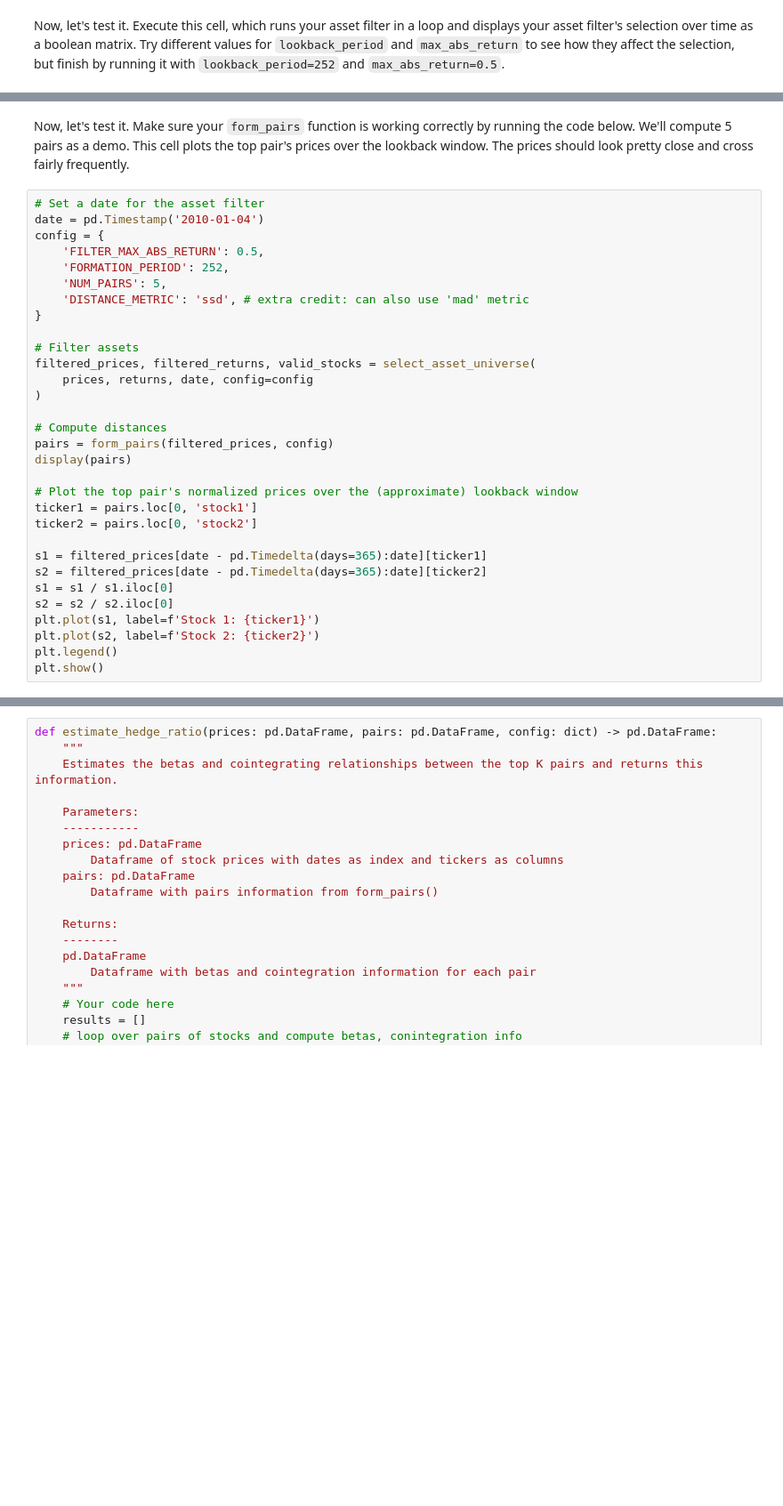
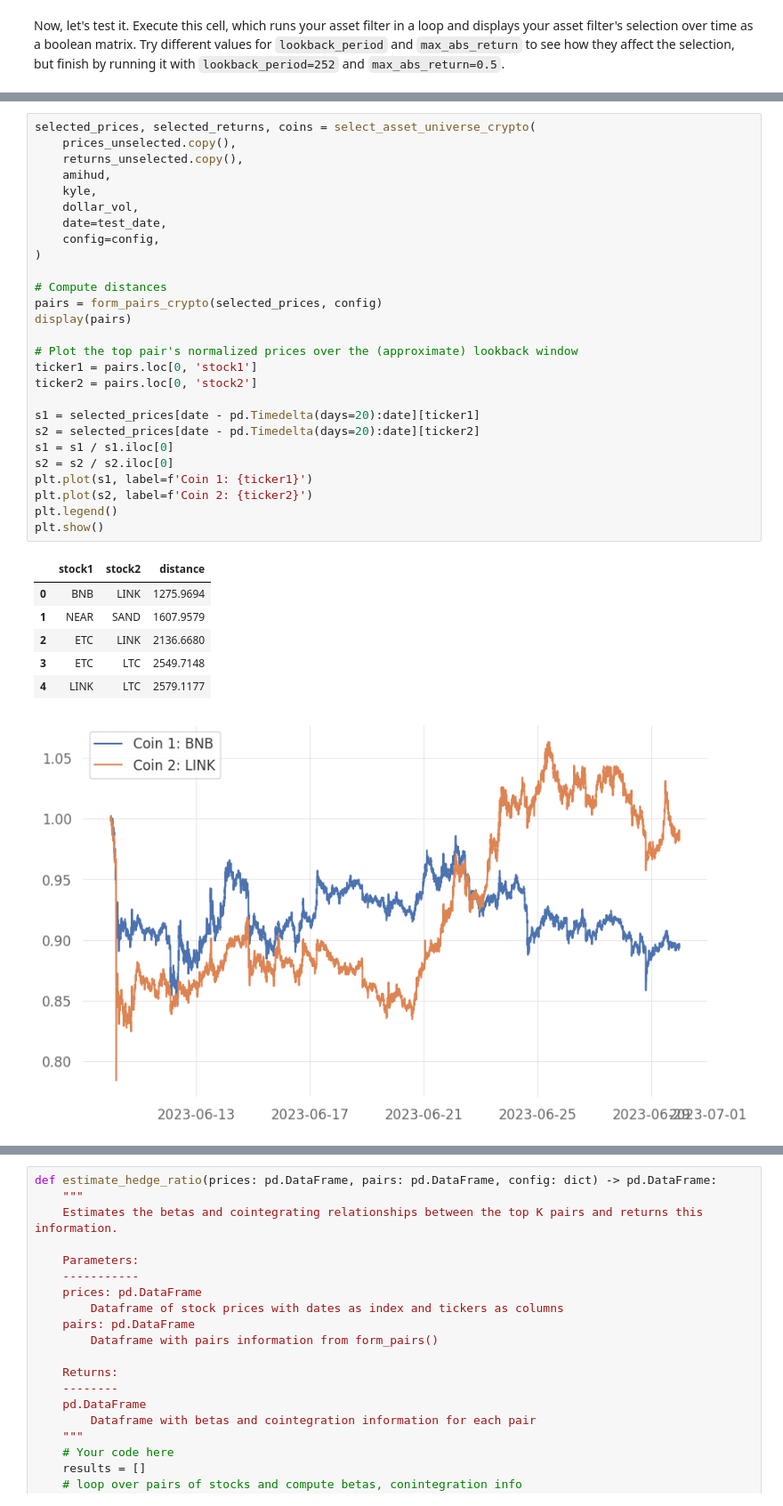
Before and after one commit to johannesfuest/crypto_statarb, a Jupyter notebook: MSE244_HW2_ethan.ipynb, the cells around one changed output, grey strips where cells are left out. Shown at 89% size. Saved outputs shown, nothing was run; the diff lists cells and outputs as text; blank space fills up the shorter version.

```diff
--- a/MSE244_HW2_ethan.ipynb
+++ b/MSE244_HW2_ethan.ipynb
@@ -159,34 +174,36 @@ def form_pairs(prices: pd.DataFrame, config: dict) -> pd.DataFrame:
     return pairs_df
-# %% [markdown]
-Now, let's test it. Make sure your `form_pairs` function is working correctly by running the code below. We'll compute 5 pairs as a demo. This cell plots the top pair's prices over the lookback window. The prices should look pretty close and cross fairly frequently.
 # %%
-# Set a date for the asset filter
-date = pd.Timestamp('2010-01-04')
-config = {
-    'FILTER_MAX_ABS_RETURN': 0.5,
-    'FORMATION_PERIOD': 252,
-    'NUM_PAIRS': 5,
-    'DISTANCE_METRIC': 'ssd', # extra credit: can also use 'mad' metric
-}
-
-# Filter assets
-filtered_prices, filtered_returns, valid_stocks = select_asset_universe(
-    prices, returns, date, config=config
+selected_prices, selected_returns, coins = select_asset_universe_crypto(
+    prices_unselected.copy(),
+    returns_unselected.copy(),
+    amihud,
+    kyle,
+    dollar_vol,
+    date=test_date,
+    config=config,
 )
 
 # Compute distances
-pairs = form_pairs(filtered_prices, config)
+pairs = form_pairs_crypto(selected_prices, config)
 display(pairs)
 
 # Plot the top pair's normalized prices over the (approximate) lookback window
 ticker1 = pairs.loc[0, 'stock1']
 ticker2 = pairs.loc[0, 'stock2']
 
-s1 = filtered_prices[date - pd.Timedelta(days=365):date][ticker1]
-s2 = filtered_prices[date - pd.Timedelta(days=365):date][ticker2]
+s1 = selected_prices[date - pd.Timedelta(days=20):date][ticker1]
+s2 = selected_prices[date - pd.Timedelta(days=20):date][ticker2]
 s1 = s1 / s1.iloc[0]
 s2 = s2 / s2.iloc[0]
-plt.plot(s1, label=f'Stock 1: {ticker1}')
-plt.plot(s2, label=f'Stock 2: {ticker2}')
+plt.plot(s1, label=f'Coin 1: {ticker1}')
+plt.plot(s2, label=f'Coin 2: {ticker2}')
 plt.legend()
 plt.show()
+# %% [output]
+|  | stock1 | stock2 | distance |
+| 0 | BNB | LINK | 1275.9694 |
+| 1 | NEAR | SAND | 1607.9579 |
+| 2 | ETC | LINK | 2136.6680 |
+| 3 | ETC | LTC | 2549.7148 |
+| 4 | LINK | LTC | 2579.1177 |
+[figure, added]
```
Also changed, not shown: parts of 15 cells of this notebook, 3 other files.
